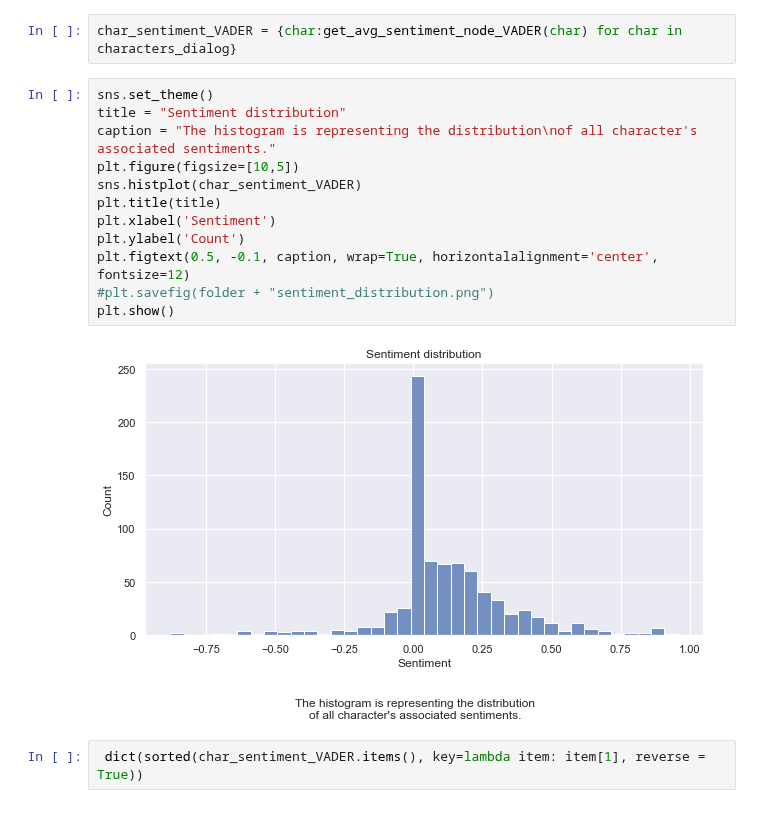
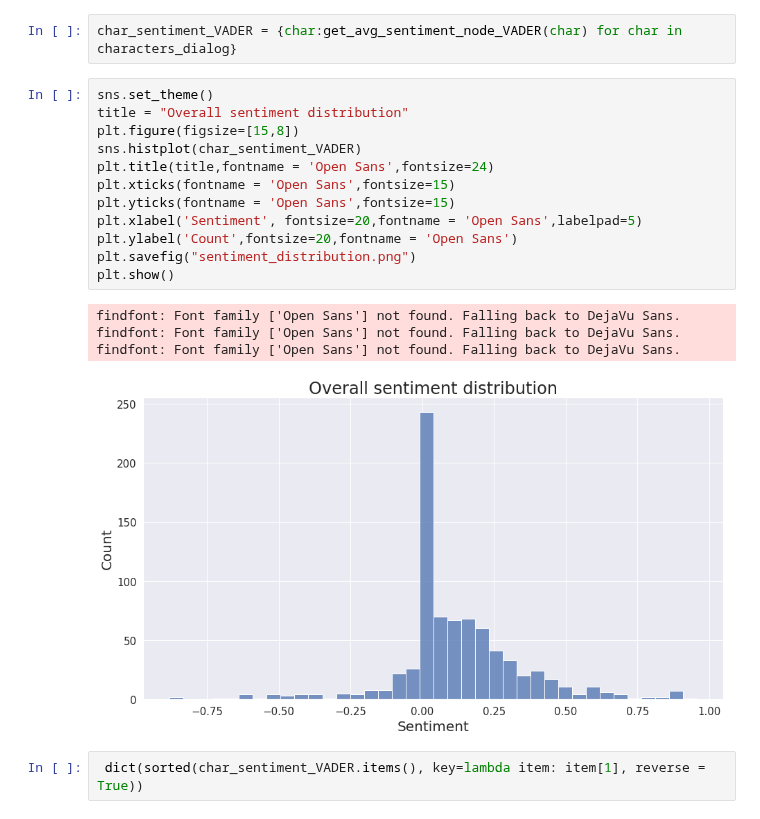
Before and after one commit to nklingen/SocialGraphsProject, a Jupyter notebook: Sentiment_analysis.ipynb, the cells around one changed output. Cells and saved outputs as stored; diff of their text form.

Commit message:
Add Oliver's plots manually

```diff
--- a/Sentiment_analysis.ipynb
+++ b/Sentiment_analysis.ipynb
@@ -117,18 +119,21 @@ def get_avg_sentiment_node_VADER(character, avg = True):
 char_sentiment_VADER = {char:get_avg_sentiment_node_VADER(char) for char in characters_dialog}
 # %%
 sns.set_theme()
-title = "Sentiment distribution"
-caption = "The histogram is representing the distribution\nof all character's associated sentiments."
-plt.figure(figsize=[10,5])
+title = "Overall sentiment distribution"
+plt.figure(figsize=[15,8])
 sns.histplot(char_sentiment_VADER)
-plt.title(title)
-plt.xlabel('Sentiment')
-plt.ylabel('Count')
-plt.figtext(0.5, -0.1, caption, wrap=True, horizontalalignment='center', fontsize=12)
-#plt.savefig(folder + "sentiment_distribution.png")
+plt.title(title,fontname = 'Open Sans',fontsize=24)
+plt.xticks(fontname = 'Open Sans',fontsize=15)
+plt.yticks(fontname = 'Open Sans',fontsize=15)
+plt.xlabel('Sentiment', fontsize=20,fontname = 'Open Sans',labelpad=5)
+plt.ylabel('Count',fontsize=20,fontname = 'Open Sans')
+plt.savefig("sentiment_distribution.png")
 plt.show()
 # %% [output]
+findfont: Font family ['Open Sans'] not found. Falling back to DejaVu Sans.
+findfont: Font family ['Open Sans'] not found. Falling back to DejaVu Sans.
+findfont: Font family ['Open Sans'] not found. Falling back to DejaVu Sans.
-[figure, old version]
+[figure, new version]
 # %%
  dict(sorted(char_sentiment_VADER.items(), key=lambda item: item[1], reverse = True))
 # %% [output]
```
Also changed, not shown: parts of 14 cells of this notebook, 14 other files.
